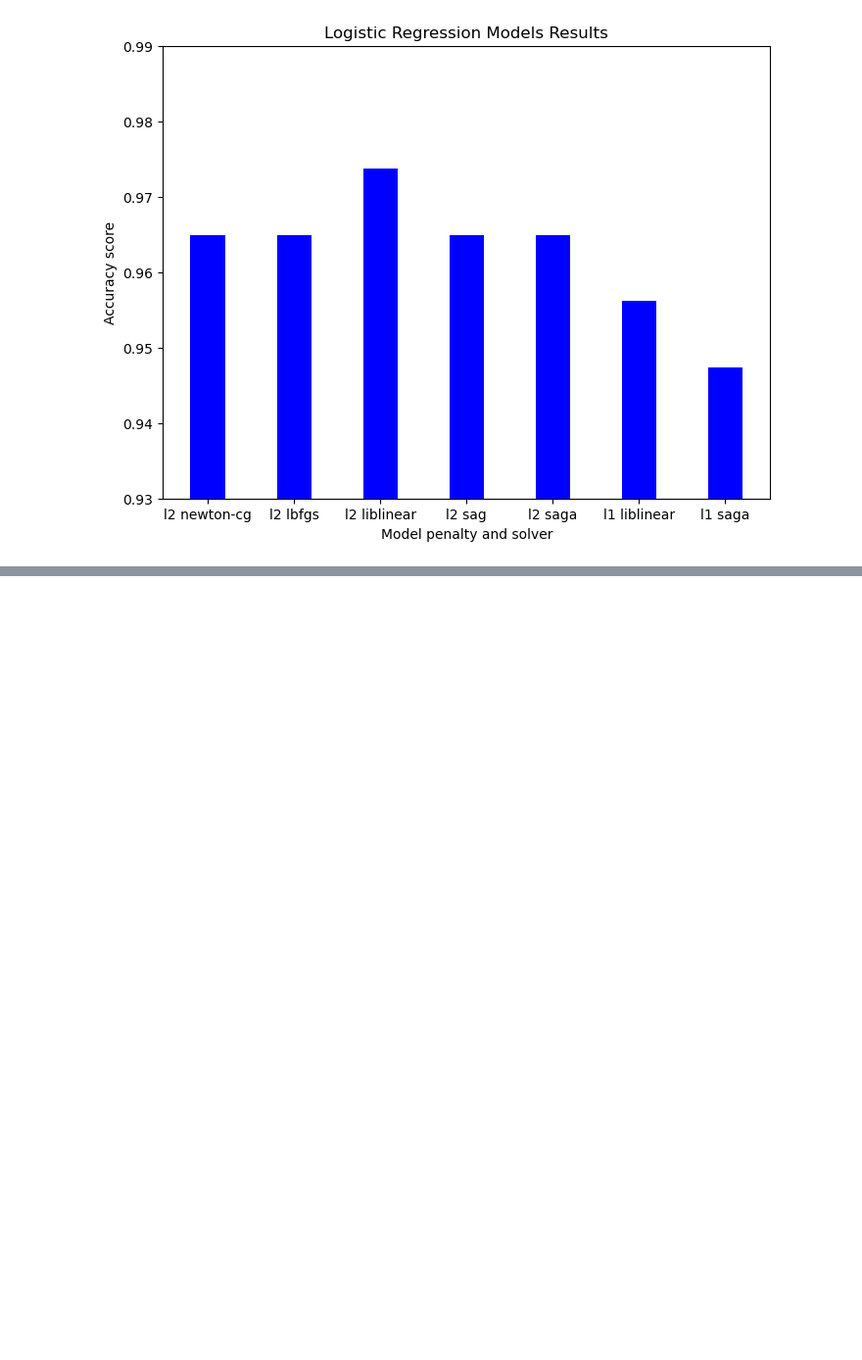
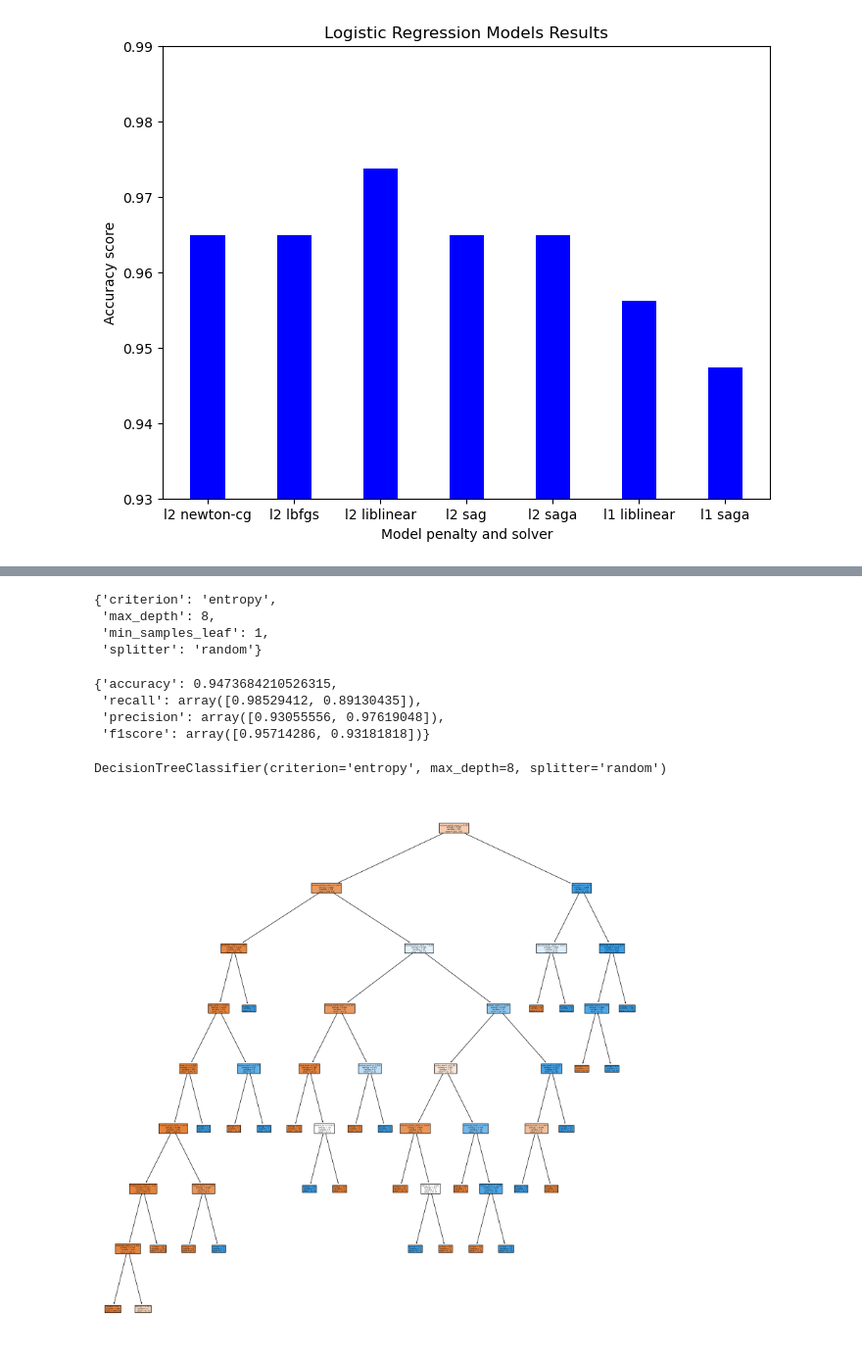
Before and after one commit to ethancchen/BreastCancerClassifier, a Jupyter notebook: main.ipynb, the cells around one changed output, grey strips where cells are left out. Shown at 98% size. Saved outputs shown, nothing was run; the diff lists cells and outputs as text; code cells hidden in the pictures; blank space fills up the shorter version.

```diff
--- a/main.ipynb
+++ b/main.ipynb
@@ -284,0 +387,4 @@ report_scores(l1_p, y_test)
+# %%
+gs = GridSearchCV(estimator = m, param_grid = params, scoring='f1', cv=5, verbose = 1)
+# %%
+gs.fit(X_train, y_train)
@@ -284,0 +410,29 @@ report_scores(l1_p, y_test)
+# %%
+bp = gs.best_params_
+bp
+# %% [output]
+{'criterion': 'entropy',
+ 'max_depth': 8,
+ 'min_samples_leaf': 1,
+ 'splitter': 'random'}
+# %%
+dt_pred = gs.predict(X_test)
+report_scores(dt_pred, y_test)
+# %% [output]
+{'accuracy': 0.9473684210526315,
+ 'recall': array([0.98529412, 0.89130435]),
+ 'precision': array([0.93055556, 0.97619048]),
+ 'f1score': array([0.95714286, 0.93181818])}
+# %%
+# use gs.best_params_ to create our estimator model in order to visualize the decision tree
+ideal_tree = DecisionTreeClassifier(criterion=bp['criterion'],
+                                    max_depth=bp['max_depth'],
+                                    min_samples_leaf=bp['min_samples_leaf'],
+                                    splitter=bp['splitter'])
+ideal_tree.fit(X_train, y_train)
+# %% [output]
+DecisionTreeClassifier(criterion='entropy', max_depth=8, splitter='random')
+# %%
+visualize_decision_tree(ideal_tree, fn)
+# %% [output]
+[figure, added]
```
Also changed, not shown: parts of 34 cells of this notebook, 1 other file.
